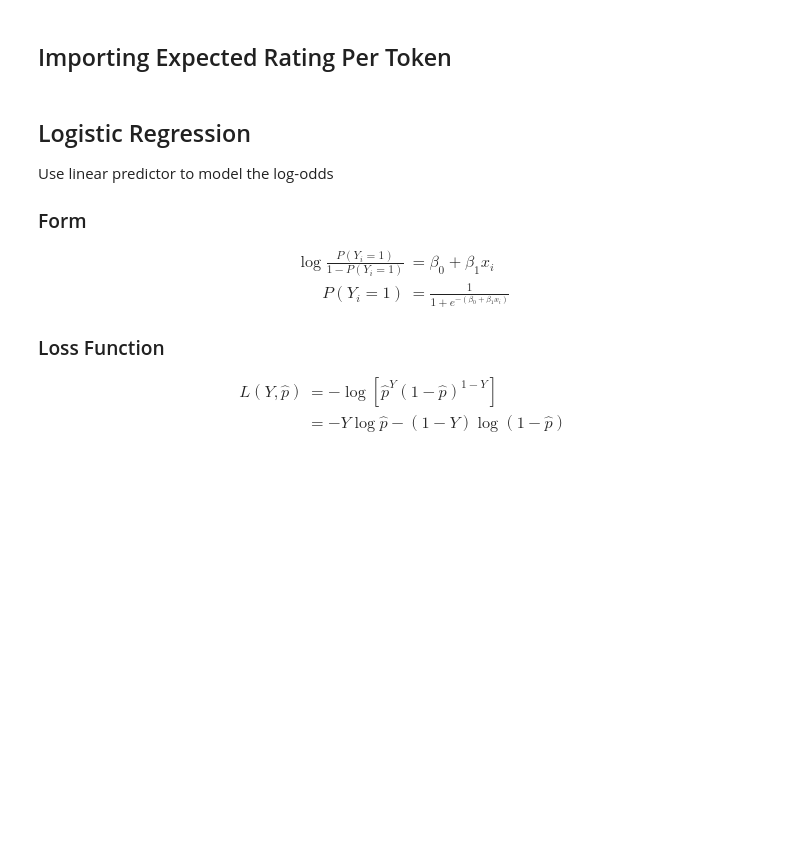
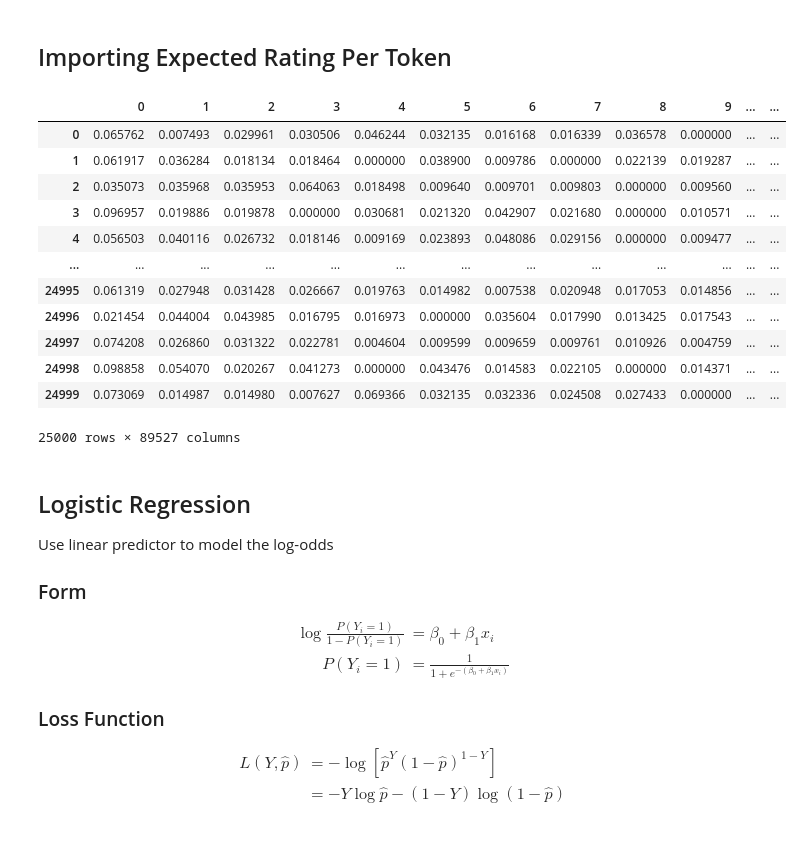
Before and after one commit to ayakkala1/Project-2-Data-401, a Jupyter notebook: Anish/Project 2 EDA.ipynb, the cells around one changed output. Saved outputs shown, nothing was run; the diff lists cells and outputs as text; code cells hidden in the pictures; blank space fills up the shorter version.

```diff
--- a/Anish/Project 2 EDA.ipynb
+++ b/Anish/Project 2 EDA.ipynb
@@ -43,5 +48,2 @@ X_train = pd.DataFrame(X_train.todense())
 y_train = pd.DataFrame(y_train).rename(columns = {0 :"Score"})
-# %%
-intercept_col = np.ones(X_train.shape[0]).reshape(X_train.shape[0],1)
-X_train = pd.DataFrame(np.hstack((intercept_col, X_train.values)))
 # %%
@@ -100,0 +110,33 @@ f.close()
+# %%
+def calc_tf_idf(X, max_features=None):
+    num_terms_in_document = X.sum(axis=1).reshape(X.shape[0],1)
+
+    tf = (X / num_terms_in_document)
+
+    num_documents = X.shape[0]
+
+    num_documents_with_t = np.count_nonzero(X, axis=0) + 1
+
+    idf = np.log((num_documents + 1) / num_documents_with_t) + 1
+
+    return np.multiply(tf,idf)
+# %%
+tf_idf = calc_tf_idf(X_train)
+# %%
+tf_idf = pd.DataFrame(tf_idf)
+# %%
+tf_idf
+# %% [output]
+|  | 0 | 1 | 2 | 3 | 4 | 5 | 6 | 7 | 8 | 9 | ... | ... |
+| 0 | 0.065762 | 0.007493 | 0.029961 | 0.030506 | 0.046244 | 0.032135 | 0.016168 | 0.016339 | 0.036578 | 0.000000 | ... | ... |
+| 1 | 0.061917 | 0.036284 | 0.018134 | 0.018464 | 0.000000 | 0.038900 | 0.009786 | 0.000000 | 0.022139 | 0.019287 | ... | ... |
+| 2 | 0.035073 | 0.035968 | 0.035953 | 0.064063 | 0.018498 | 0.009640 | 0.009701 | 0.009803 | 0.000000 | 0.009560 | ... | ... |
+| 3 | 0.096957 | 0.019886 | 0.019878 | 0.000000 | 0.030681 | 0.021320 | 0.042907 | 0.021680 | 0.000000 | 0.010571 | ... | ... |
+| 4 | 0.056503 | 0.040116 | 0.026732 | 0.018146 | 0.009169 | 0.023893 | 0.048086 | 0.029156 | 0.000000 | 0.009477 | ... | ... |
+| ... | ... | ... | ... | ... | ... | ... | ... | ... | ... | ... | ... | ... |
+| 24995 | 0.061319 | 0.027948 | 0.031428 | 0.026667 | 0.019763 | 0.014982 | 0.007538 | 0.020948 | 0.017053 | 0.014856 | ... | ... |
+| 24996 | 0.021454 | 0.044004 | 0.043985 | 0.016795 | 0.016973 | 0.000000 | 0.035604 | 0.017990 | 0.013425 | 0.017543 | ... | ... |
+| 24997 | 0.074208 | 0.026860 | 0.031322 | 0.022781 | 0.004604 | 0.009599 | 0.009659 | 0.009761 | 0.010926 | 0.004759 | ... | ... |
+| 24998 | 0.098858 | 0.054070 | 0.020267 | 0.041273 | 0.000000 | 0.043476 | 0.014583 | 0.022105 | 0.000000 | 0.014371 | ... | ... |
+| 24999 | 0.073069 | 0.014987 | 0.014980 | 0.007627 | 0.069366 | 0.032135 | 0.032336 | 0.024508 | 0.027433 | 0.000000 | ... | ... |
+25000 rows × 89527 columns
```
Also changed, not shown: parts of 10 cells of this notebook, 1 other file.
